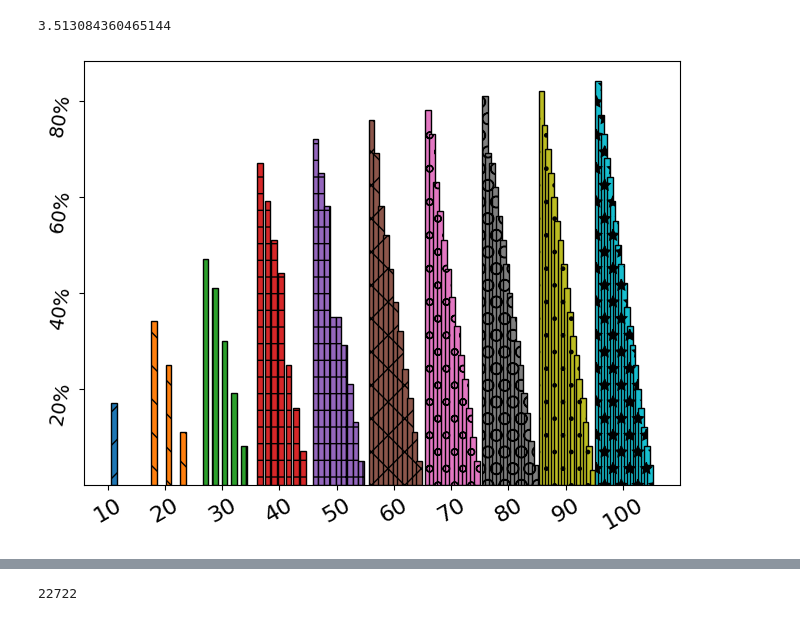
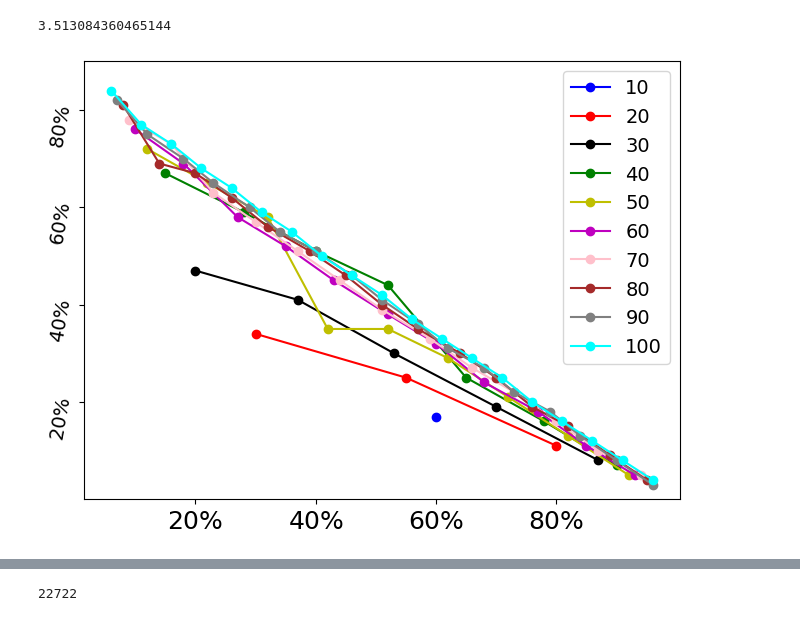
Before and after one commit to AprilSweettooth/Tailored-FT-CircuitCut, a Jupyter notebook: plot.ipynb, the cells around one changed output, grey strips where cells are left out. Drawn from its saved outputs; the diff is of its cells as text; code cells hidden in the pictures.

```diff
--- a/plot.ipynb
+++ b/plot.ipynb
@@ -104,27 +145,19 @@ percent = {
     '6x6': [np.round(s/6**2,2) for s in range(1,36,6)]
 }
 
-width = 0.1  # the width of the bars
-multiplier = 0
-tick_pos = []
 fig, ax = plt.subplots(layout='constrained')
-hatches = ['--', '+', 'x', '\\']
+colors = ['b','r','k','g','y','m']
+idx = 0
 for attribute, measurement in percent.items():
-    rects = ax.bar([measurement[i]+multiplier+0.01 for i in range(len(measurement))], qubits_reduction[multiplier], width, label=attribute, edgecolor='black', hatch=hatches[multiplier])
-    tick_pos += [measurement[i]+multiplier+0.01 for i in range(len(measurement))]
+    ax.plot(measurement, qubits_reduction[idx], label=attribute, color=colors[idx],marker='o')
     # ax.bar_label(rects, padding=5, fontsize=10)
-    multiplier += 1
+    idx += 1
 ytick = [0.2,0.4,0.6,0.8]
 perc = [int(100*i) for i in ytick]
 ax.set_yticks(ytick, labels=[f'${i}\%$' for i in perc], fontsize=14, rotation=80)
 # label the classes:
-ax.set_xticks(tick_pos, labels=[str(int(100*list(percent.values())[i][j])) for i in range(4) for j in range(len(list(percent.values())[i]))], fontsize=18, rotation=75)
-
-# Add some text for labels, title and custom x-axis tick labels, etc.
-# ax.set_ylabel('Physical qubits reduction ratio', fontsize=18)
-# ax.set_title('2D square Ising model Physical Reduction')
-# ax.set_xlabel('Max number of qubits per subcircuit in percentage (%)', fontsize=18)
-ax.legend(loc='upper left', fontsize=14)
+ax.set_xticks(ytick, labels=[f'${i}\%$' for i in perc], fontsize=18)
+ax.legend(loc='upper right', fontsize=14)
 ax.set_ylim([0,0.9])
 plt.show()
 # %% [output]
@@ -726,40 +1007,56 @@ np.log10(3259)
 # %%
 qubits_reduction = [[],[],[],[],[],[],[],[],[],[]]
 
 for idx, t in enumerate(qubits_reduction):
         for s in range(6,(1+idx)*10,5):
             t.append(np.round((Q['QAOA'+str((idx+1)*10)]['overall_physical_qubits']-Q['QAOA'+str((idx+1)*10)][str(s)]['qubits_after_cutting'])/Q['QAOA'+str((idx+1)*10)]['overall_physical_qubits'],2))
 
 
 subcirc_pet = [[np.round(j/i,2) for j in range(6,i,5)] for i in range(10,101,10)]
-# n = ['size=10','size=6','size=8','size=10']
-width = 0.1  # the width of the bars
-multiplier = 0
-tick_pos = []
+n = [str(i*10) for i in range(1,11)]
 fig, ax = plt.subplots(layout='constrained')
-hatches = ['/', '\\', '|', '-', '+', 'x', 'o', 'O', '.', '*']
-pos = []
-for measurement in subcirc_pet:
-    pos += [measurement[i]+multiplier+0.01 for i in range(len(measurement))]
-    rects = ax.bar([measurement[i]+multiplier+0.01 for i in range(len(measurement))], qubits_reduction[multiplier], width, edgecolor='black', hatch=hatches[multiplier])
-    tick_pos += [measurement[i]+multiplier+0.01 for i in range(len(measurement))]
-    # ax.bar_label(rects, padding=6, fontsize=10, rotation=75)
-    multiplier += 1
+colors = ['b','r','k','g','y','m','pink','brown','gray','cyan']
+idx = 0
+for attribute, measurement in zip(n,subcirc_pet):
+    ax.plot(measurement, qubits_reduction[idx], label=attribute, color=colors[idx],marker='o')
+    # ax.bar_label(rects, padding=5, fontsize=10)
+    idx += 1
 ytick = [0.2,0.4,0.6,0.8]
 perc = [int(100*i) for i in ytick]
 ax.set_yticks(ytick, labels=[f'${i}\%$' for i in perc], fontsize=14, rotation=80)
 # label the classes:
-# ax.set_xticks(pos, labels=[str(int(100*subcirc_pet[i][j]))+'%' for i in range(4) for j in range(len(subcirc_pet[i]))], fontsize=18, rotation=75)
-ax.set_xticks([0.5,1.5,2.5,3.5,4.5,5.5,6.5,7.5,8.5,9.5], [str(10*(i+1)) for i in [0,1,2,3,4,5,6,7,8,9]], fontsize=16, rotation=30)
-# # Add some text for labels, title and custom x-axis tick labels, etc.
-# ax.set_ylabel('Physical qubits reduction ratio', fontsize=18)
-# ax.set_title('2D square Ising model Physical Reduction')
-# ax.set_xlabel('Max subcircuit qubit number (not shown) & qubit number', fontsize=14)
-# ax.legend(loc='upper left')
-# ax.set_ylim([0,0.6])
+ax.set_xticks(ytick, labels=[f'${i}\%$' for i in perc], fontsize=18)
+ax.legend(loc='upper right', fontsize=14)
+ax.set_ylim([0,0.9])
 plt.show()
+
+# width = 0.1  # the width of the bars
+# multiplier = 0
+# tick_pos = []
+# fig, ax = plt.subplots(layout='constrained')
+# hatches = ['/', '\\', '|', '-', '+', 'x', 'o', 'O', '.', '*']
+# pos = []
+# for measurement in subcirc_pet:
+#     pos += [measurement[i]+multiplier+0.01 for i in range(len(measurement))]
+#     rects = ax.bar([measurement[i]+multiplier+0.01 for i in range(len(measurement))], qubits_reduction[multiplier], width, edgecolor='black', hatch=hatches[multiplier])
+#     tick_pos += [measurement[i]+multiplier+0.01 for i in range(len(measurement))]
+#     # ax.bar_label(rects, padding=6, fontsize=10, rotation=75)
+#     multiplier += 1
+# ytick = [0.2,0.4,0.6,0.8]
+# perc = [int(100*i) for i in ytick]
+# ax.set_yticks(ytick, labels=[f'${i}\%$' for i in perc], fontsize=14, rotation=80)
+# # label the classes:
+# # ax.set_xticks(pos, labels=[str(int(100*subcirc_pet[i][j]))+'%' for i in range(4) for j in range(len(subcirc_pet[i]))], fontsize=18, rotation=75)
+# ax.set_xticks([0.5,1.5,2.5,3.5,4.5,5.5,6.5,7.5,8.5,9.5], [str(10*(i+1)) for i in [0,1,2,3,4,5,6,7,8,9]], fontsize=16, rotation=30)
+# # # Add some text for labels, title and custom x-axis tick labels, etc.
+# # ax.set_ylabel('Physical qubits reduction ratio', fontsize=18)
+# # ax.set_title('2D square Ising model Physical Reduction')
+# # ax.set_xlabel('Max subcircuit qubit number (not shown) & qubit number', fontsize=14)
+# # ax.legend(loc='upper left')
+# # ax.set_ylim([0,0.6])
+# plt.show()
 # %% [output]
-[figure, old version]
+[figure, new version]
 # %%
 qubits_reduction = [[],[],[],[],[],[],[],[],[],[]]
 
```
Also changed, not shown: parts of 29 cells of this notebook.
